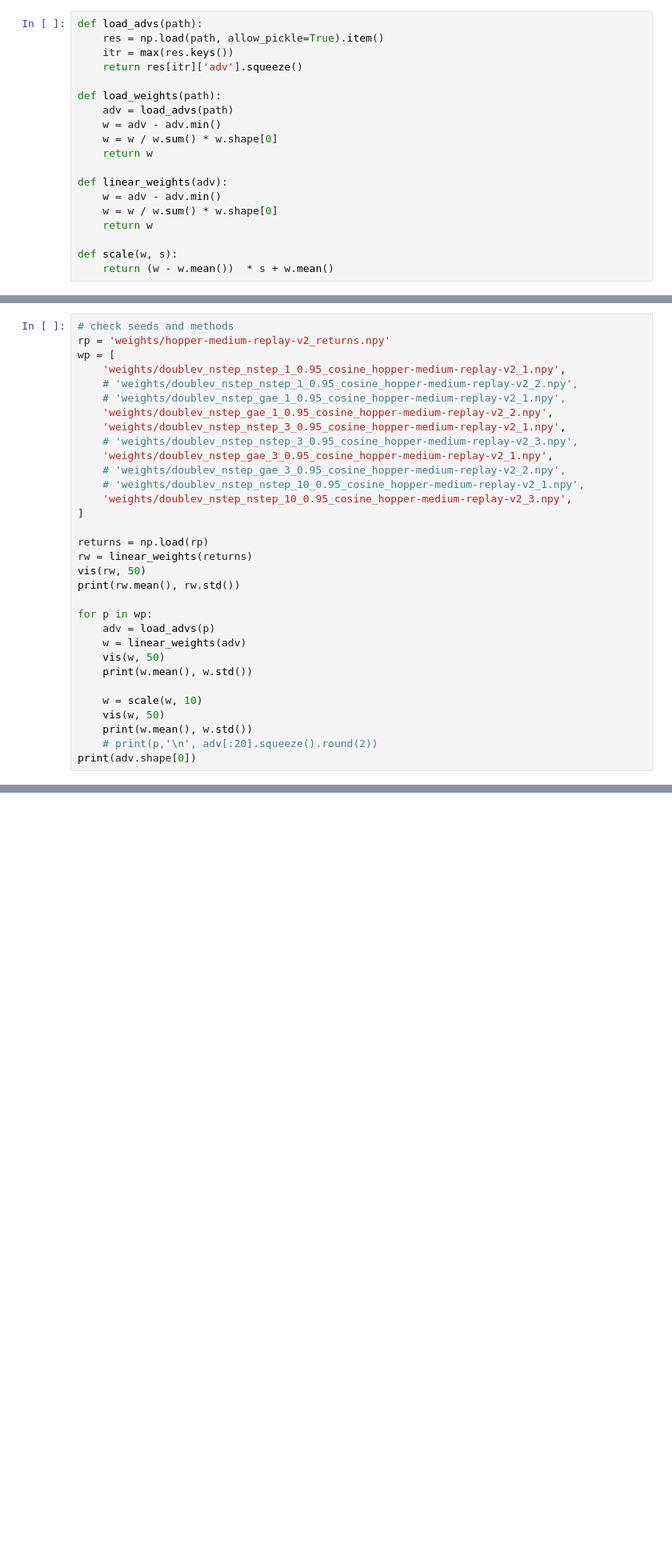
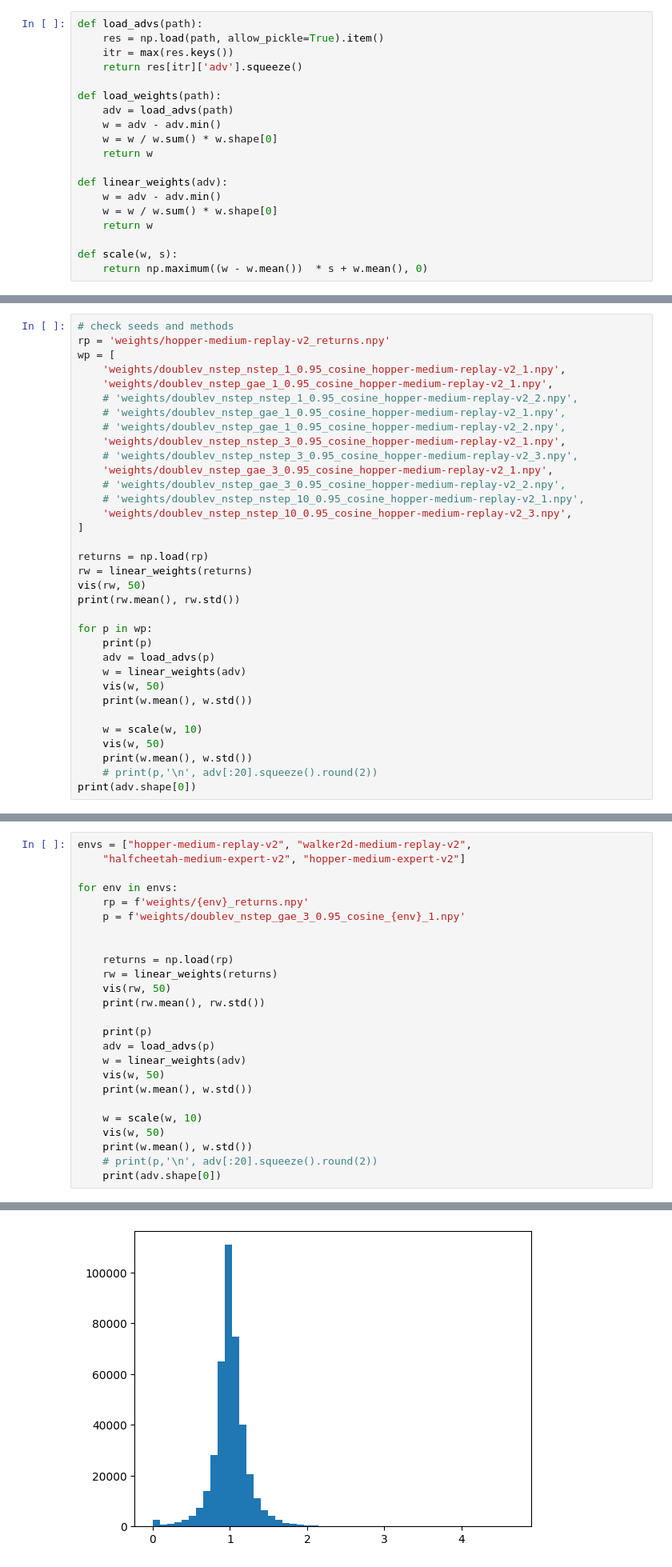
Before and after one commit to yueyang130/SEEM, a Jupyter notebook: load_weights.ipynb, the cells around one changed output, grey strips where cells are left out. Shown at 80% size. Saved outputs shown, nothing was run; the diff lists cells and outputs as text; blank space fills up the shorter version.

```diff
--- a/load_weights.ipynb
+++ b/load_weights.ipynb
@@ -23,7 +23,7 @@ def linear_weights(adv):
     return w
 
 def scale(w, s):
-    return (w - w.mean())  * s + w.mean()
+    return np.maximum((w - w.mean())  * s + w.mean(), 0)
 # %%
 import matplotlib.pyplot as plt
 import gym
@@ -39,9 +39,10 @@ def vis(dist, bins):
 rp = 'weights/hopper-medium-replay-v2_returns.npy'
 wp = [
     'weights/doublev_nstep_nstep_1_0.95_cosine_hopper-medium-replay-v2_1.npy',
+    'weights/doublev_nstep_gae_1_0.95_cosine_hopper-medium-replay-v2_1.npy',
     # 'weights/doublev_nstep_nstep_1_0.95_cosine_hopper-medium-replay-v2_2.npy',
     # 'weights/doublev_nstep_gae_1_0.95_cosine_hopper-medium-replay-v2_1.npy',
-    'weights/doublev_nstep_gae_1_0.95_cosine_hopper-medium-replay-v2_2.npy',
+    # 'weights/doublev_nstep_gae_1_0.95_cosine_hopper-medium-replay-v2_2.npy',
     'weights/doublev_nstep_nstep_3_0.95_cosine_hopper-medium-replay-v2_1.npy',
     # 'weights/doublev_nstep_nstep_3_0.95_cosine_hopper-medium-replay-v2_3.npy',
     'weights/doublev_nstep_gae_3_0.95_cosine_hopper-medium-replay-v2_1.npy',
@@ -56,6 +57,7 @@ vis(rw, 50)
 print(rw.mean(), rw.std())
 
 for p in wp:
+    print(p)
     adv = load_advs(p)
     w = linear_weights(adv)
     vis(w, 50)
@@ -82,0 +71,26 @@ print(adv.shape[0])
+# %%
+envs = ["hopper-medium-replay-v2", "walker2d-medium-replay-v2",
+	"halfcheetah-medium-expert-v2", "hopper-medium-expert-v2"]
+
+for env in envs:
+    rp = f'weights/{env}_returns.npy'
+    p = f'weights/doublev_nstep_gae_3_0.95_cosine_{env}_1.npy'
+
+
+    returns = np.load(rp)
+    rw = linear_weights(returns)
+    vis(rw, 50)
+    print(rw.mean(), rw.std())
+
+    print(p)
+    adv = load_advs(p)
+    w = linear_weights(adv)
+    vis(w, 50)
+    print(w.mean(), w.std())
+
+    w = scale(w, 10)
+    vis(w, 50)
+    print(w.mean(), w.std())
+    # print(p,'\n', adv[:20].squeeze().round(2))
+    print(adv.shape[0])
+# %% [output]
@@ -82,0 +102 @@ print(adv.shape[0])
+[figure, added]
```
Also changed, not shown: parts of 3 cells of this notebook, 3 other files.
